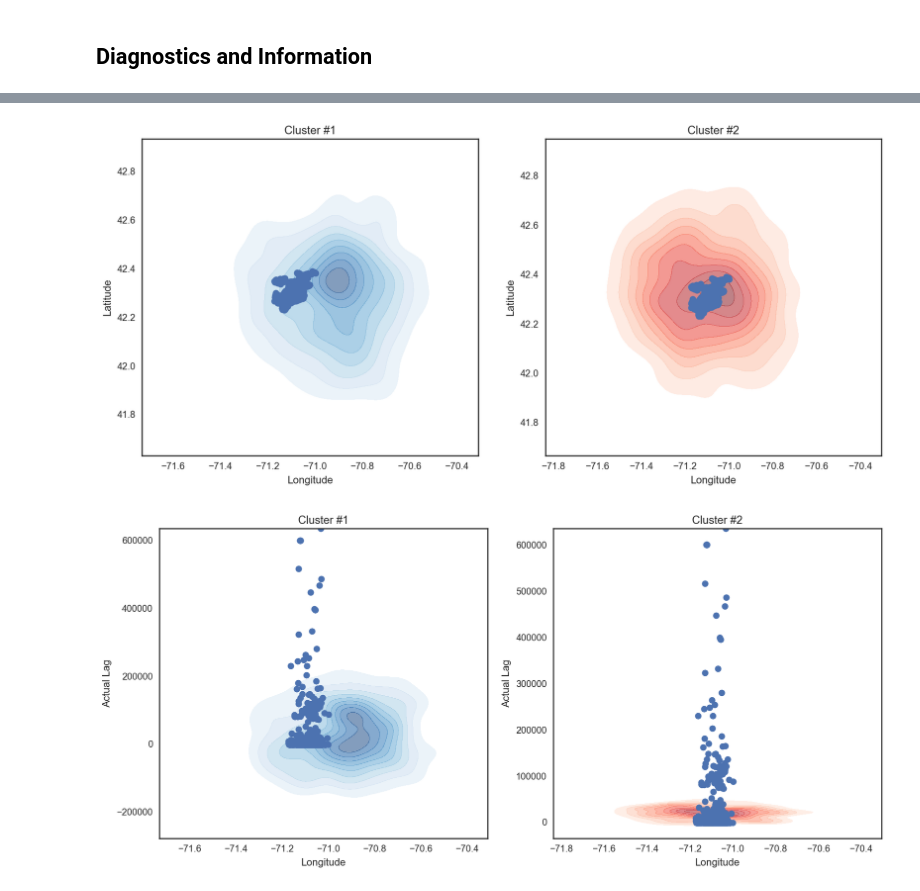
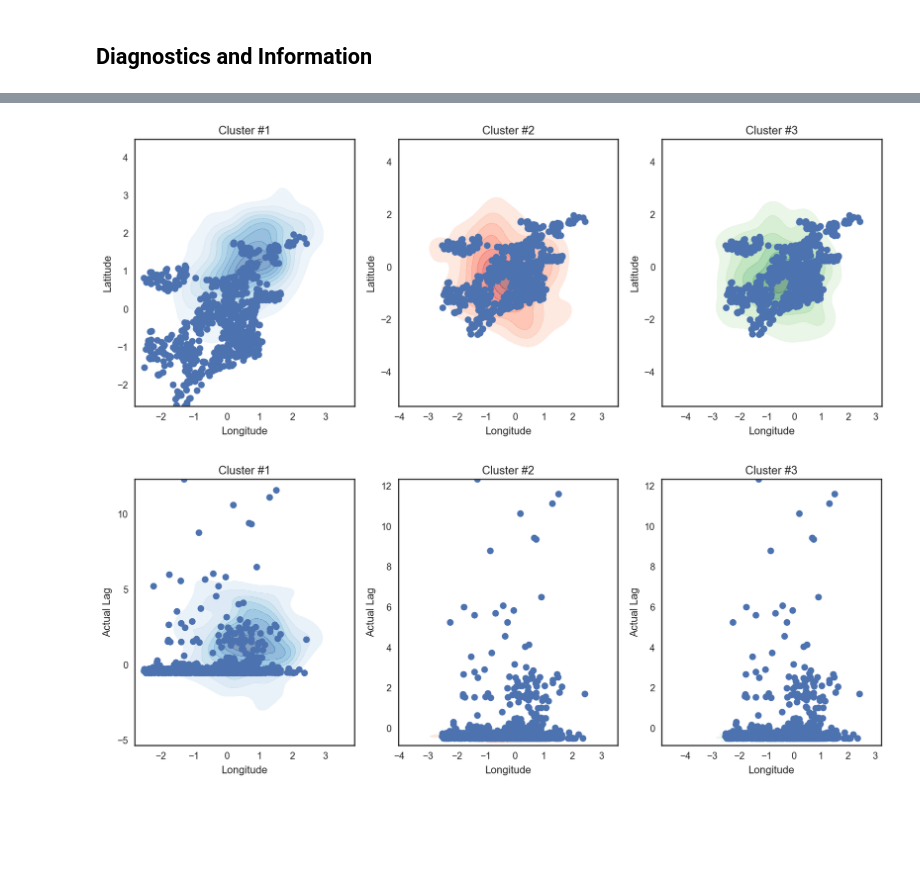
Before and after one commit to onefishy/Boston311, a Jupyter notebook: iPython/Simulated Annealing.ipynb, the cells around one changed output, grey strips where cells are left out. Saved outputs shown, nothing was run; the diff lists cells and outputs as text; code cells hidden in the pictures; blank space fills up the shorter version.

```diff
--- a/iPython/Simulated Annealing.ipynb
+++ b/iPython/Simulated Annealing.ipynb
@@ -169,31 +180,32 @@ def get_value(current):
 # %%
 # initialize the simulated annealing variables
 
-temp = 30
+temp = .1
 dim = dat.shape[1]
-current = [{'means': np.array(np.mean(dat,axis=0)),
-            'cov':np.diag(np.std(dat, axis=0))},
+stds = np.std(dat, axis=0)
+current = [{'means': np.array(np.mean(dat,axis=0))+np.sqrt(stds),
+            'cov':np.diag(stds)},
            {'means': np.array(np.mean(dat,axis=0)),
-            'cov':np.diag(np.std(dat, axis=0))},
-          {'means': np.array(np.mean(dat,axis=0)),
-            'cov':np.diag(np.std(dat, axis=0))}]
+            'cov':np.diag(stds)},
+           {'means': np.array(np.mean(dat,axis=0))-np.sqrt(stds),
+            'cov':np.diag(stds)}]
 
 bestI = [0]
 contents = [current[:]]
-values = [get_value(current)]
+values = [get_value(current, dat)]
 # %% [markdown]
 ## Running the Algorithm
 # %%
-# in case the temperature needs to be reset
-temp = 1
+# in case the temperature needs to be reset, comment out otherwise
+temp = .01
 print "Starting temperature: %.5f" % temp
 
-for i in tqdm.trange(800):
+for i in tqdm.trange(400):
     suggested = jump(current)
-    suggested_val = get_value(suggested)
+    suggested_val = get_value(suggested, dat)
 
     diff = suggested_val - values[-1]
-    if diff < np.random.exponential(temp):
+    if diff < 0 or np.random.uniform() < (1.0*values[-1] / suggested_val)**(1.0/temp):
         if i % 500 == 0:
             temp *= 97./100.
         contents.append(suggested)
@@ -270,27 +292,35 @@ plt.show()
 # %%
 best = contents[bestI[-1]]
 norm1 = np.random.multivariate_normal(mean=best[0]['means'], cov=best[0]['cov'], size=300)
 norm2 = np.random.multivariate_normal(mean=best[1]['means'], cov=best[1]['cov'], size=300)
+norm3 = np.random.multivariate_normal(mean=best[2]['means'], cov=best[1]['cov'], size=300)
 
-def display_2d_slices(ds=[0,1]):
-    plt.figure(figsize=[14,6])
-    plt.subplot(121)
+def display_2d_slices(dat, ds=[0,1]):
+    plt.figure(figsize=[14,5])
+    plt.subplot(131)
     plt.title("Cluster #1")
     ax = sns.kdeplot(norm1[:,ds[0]], norm1[:,ds[1]],
                     cmap="Blues", shade=True, shade_lowest=False, alpha=.5)
     plt.plot(dat[:,ds[0]], dat[:,ds[1]], 'o')
     plt.xlabel(dims[ds[0]])
     plt.ylabel(dims[ds[1]])
-    plt.subplot(122)
+    plt.subplot(132)
     plt.title("Cluster #2")
     ax = sns.kdeplot(norm2[:,ds[0]], norm2[:,ds[1]],
                      cmap="Reds", shade=True, shade_lowest=False, alpha=.5)
     plt.plot(dat[:,ds[0]], dat[:,ds[1]], 'o')
     plt.xlabel(dims[ds[0]])
     plt.ylabel(dims[ds[1]])
+    plt.subplot(133)
+    plt.title("Cluster #3")
+    ax = sns.kdeplot(norm3[:,ds[0]], norm2[:,ds[1]],
+                     cmap="Greens", shade=True, shade_lowest=False, alpha=.5)
+    plt.plot(dat[:,ds[0]], dat[:,ds[1]], 'o')
+    plt.xlabel(dims[ds[0]])
+    plt.ylabel(dims[ds[1]])
 
-display_2d_slices()
-display_2d_slices([0,2])
+display_2d_slices(dat)
+display_2d_slices(dat, [0,2])
 # %% [output]
-[figure, old version]
+[figure, new version]
-[figure, old version]
+[figure, new version]
```
Also changed, not shown: parts of 23 cells of this notebook.
